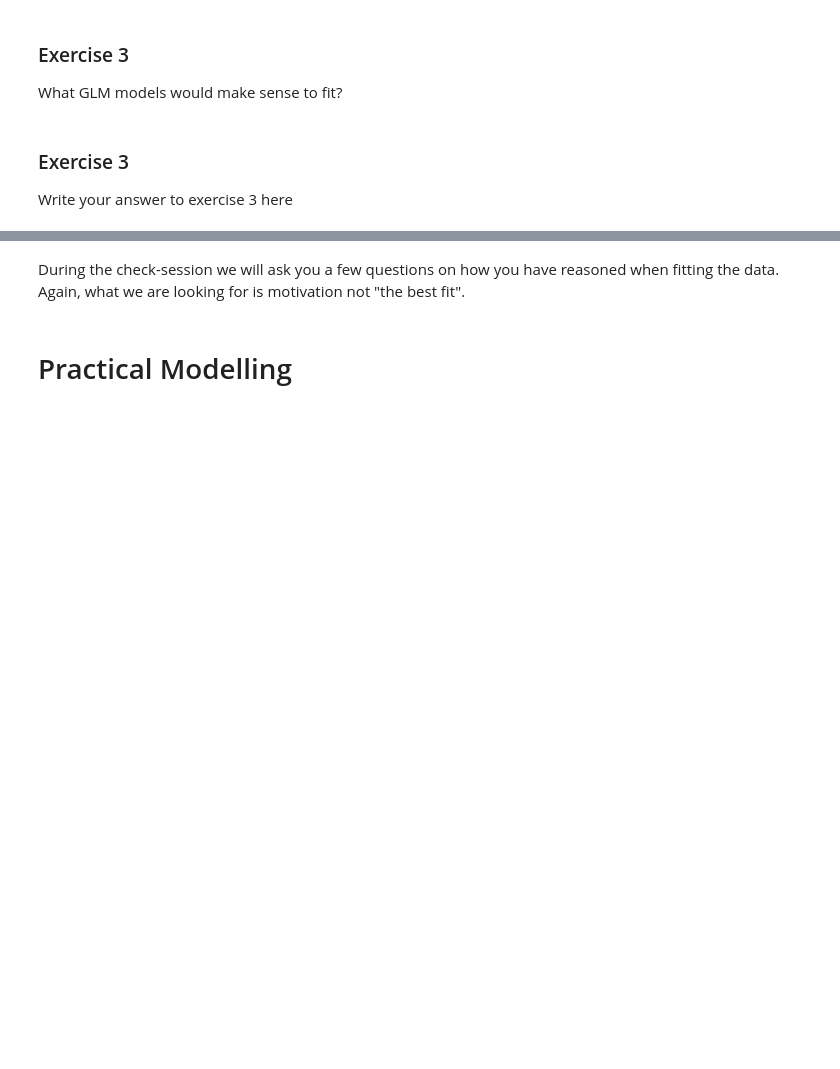
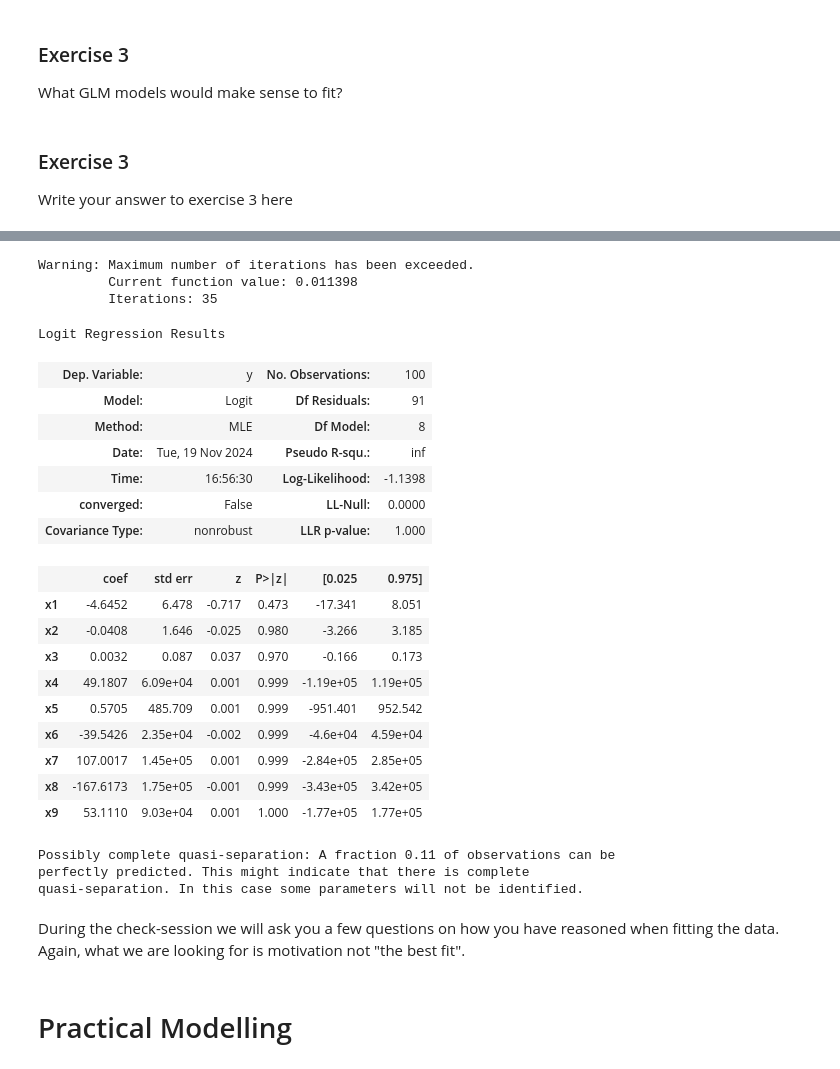
Before and after one commit to EuanWorth/ecw66_ads_2024, a Jupyter notebook: Practical_3.ipynb, the cells around one changed output, grey strips where cells are left out. Cells and saved outputs as stored; diff of their text form; code cells hidden in the pictures; blank space fills up the shorter version.

```diff
--- a/Practical_3.ipynb
+++ b/Practical_3.ipynb
@@ -659,0 +665,4 @@ Write your answer to exercise 2 here
+# %%
+from datetime import datetime
+current_year = datetime.now().year
+current_year
@@ -660,3 +671,27 @@ Write your answer to exercise 2 here
+# %%
+age = np.arange(100)
+kids_const = (np.ones(100))
+kids_linear = age * 1
+kids_quadratic = age**2
+for i in range(19, 100):
+  kids_const[i] = 0
+  kids_linear[i] = 0
+  kids_quadratic[i] = 0
+adults_const = (np.ones(100))
+adults_linear = age
+adults_exp = np.exp(age / 100)
+adults_exp_1945 = np.exp(-(((age - (current_year - 1945)) / 100) ** 2))
+adults_exp_1965 = np.exp(-(((age - (current_year - 1965)) / 100) ** 2))
+adults_exp_1995 = np.exp(-(((age - (current_year - 1995)) / 100) ** 2))
+for i in range(0, 19):
+  adults_const[i] = 0
+  adults_linear[i] = 0
+  adults_exp[i] = 0
+  adults_exp_1945[i] = 0
+  adults_exp_1965[i] = 0
+  adults_exp_1995[i] = 0
+
+design_vector = np.column_stack((kids_const, kids_linear, kids_quadratic, adults_const, adults_linear, adults_exp, adults_exp_1945, adults_exp_1965, adults_exp_1995))
 # %% [markdown]
 ### Exercise 3
 
@@ -670,3 +724,35 @@ Write your answer to exercise 3 here
+# %%
+cambridge_df = (age_df.loc['Cambridge'] / age_df.loc['Cambridge'].sum())
+uk_df = (age_df.sum(axis=0) / age_df.sum(axis=0).sum())
+(cambridge, uk) = (cambridge_df.values, uk_df.values)
+cam_model = sm.Logit(cambridge, design_vector*1)
+cambridge_fit = cam_model.fit()
+cambridge_fit.summary()
+# %% [output]
+Warning: Maximum number of iterations has been exceeded.
+         Current function value: 0.011398
+         Iterations: 35
+Logit Regression Results
+| Dep. Variable: | y | No. Observations: | 100 |
+| Model: | Logit | Df Residuals: | 91 |
+| Method: | MLE | Df Model: | 8 |
+| Date: | Tue, 19 Nov 2024 | Pseudo R-squ.: | inf |
+| Time: | 16:56:30 | Log-Likelihood: | -1.1398 |
+| converged: | False | LL-Null: | 0.0000 |
+| Covariance Type: | nonrobust | LLR p-value: | 1.000 |
+|  | coef | std err | z | P>|z| | [0.025 | 0.975] |
+| x1 | -4.6452 | 6.478 | -0.717 | 0.473 | -17.341 | 8.051 |
+| x2 | -0.0408 | 1.646 | -0.025 | 0.980 | -3.266 | 3.185 |
+| x3 | 0.0032 | 0.087 | 0.037 | 0.970 | -0.166 | 0.173 |
+| x4 | 49.1807 | 6.09e+04 | 0.001 | 0.999 | -1.19e+05 | 1.19e+05 |
+| x5 | 0.5705 | 485.709 | 0.001 | 0.999 | -951.401 | 952.542 |
+| x6 | -39.5426 | 2.35e+04 | -0.002 | 0.999 | -4.6e+04 | 4.59e+04 |
+| x7 | 107.0017 | 1.45e+05 | 0.001 | 0.999 | -2.84e+05 | 2.85e+05 |
+| x8 | -167.6173 | 1.75e+05 | -0.001 | 0.999 | -3.43e+05 | 3.42e+05 |
+| x9 | 53.1110 | 9.03e+04 | 0.001 | 1.000 | -1.77e+05 | 1.77e+05 |
+Possibly complete quasi-separation: A fraction 0.11 of observations can be
+perfectly predicted. This might indicate that there is complete
+quasi-separation. In this case some parameters will not be identified.
 # %% [markdown]
 During the check-session we will ask you a few questions on how you have reasoned when fitting the data.
 Again, what we are looking for is motivation not "the best fit".
```
Also changed, not shown: parts of 13 cells of this notebook.
